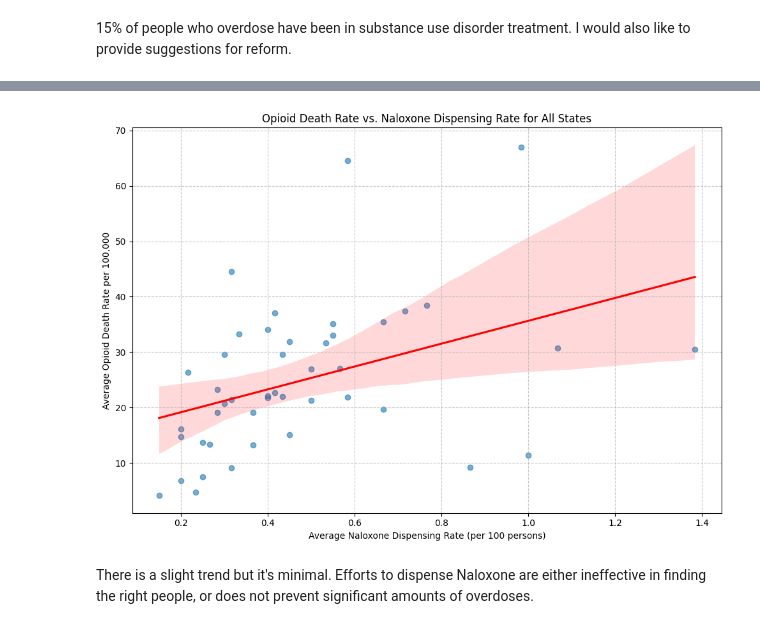
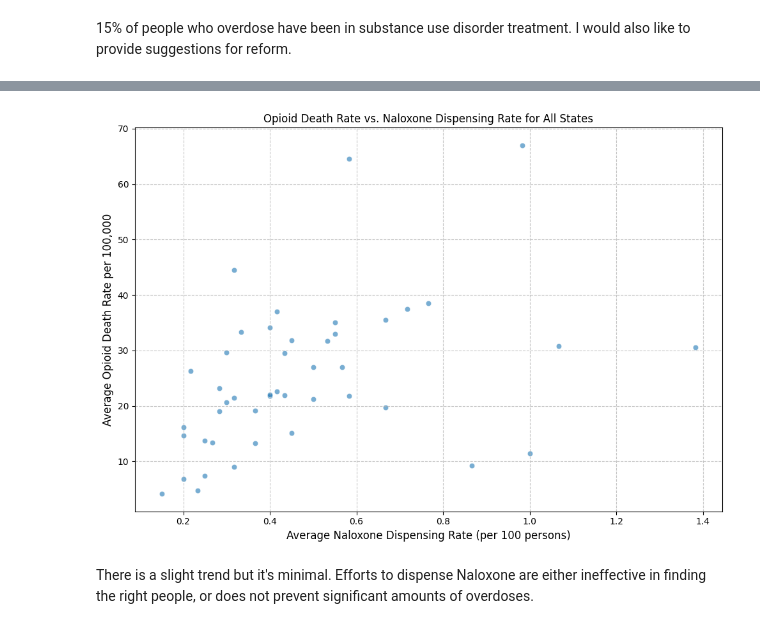
Before and after one commit to kailynforsythe/Opioid-Crisis, a Jupyter notebook: EDA/notebooks/Capstone Project EDA.ipynb, the cells around one changed output, grey strips where cells are left out. Drawn from its saved outputs; the diff is of its cells as text; code cells hidden in the pictures.

```diff
--- a/EDA/notebooks/Capstone Project EDA.ipynb
+++ b/EDA/notebooks/Capstone Project EDA.ipynb
@@ -344,34 +333,33 @@ plt.show()
 # %%
-
 # Calculate the average opioid death rate per state from the SUDORS data
 average_opioid_rate_by_state = sudors.groupby('Jurisdiction')['opioids_rate'].mean().reset_index()
 
 # Calculate the average Naloxone Dispensing Rate per state from the naloxone data
 average_naloxone_rate_by_state = naloxone.groupby('Location')['Naloxone Dispensing Rate'].mean().reset_index()
 
 # Merge the opioid states data with the average naloxone dispensing rates
 merged_data = pd.merge(average_opioid_rate_by_state, average_naloxone_rate_by_state, left_on='Jurisdiction', right_on='Location', how='inner')
 
 # Drop the duplicate 'Location' column as 'Jurisdiction' is sufficient
 merged_data = merged_data.drop(columns='Location')
 
 # Prepare data for plotting
 opioid_rates = merged_data['opioids_rate']
 naloxone_rates = merged_data['Naloxone Dispensing Rate']
 
 plt.figure(figsize=(10, 7))
-sns.regplot(x=naloxone_rates, y=opioid_rates, scatter_kws={'alpha':0.6}, line_kws={'color':'red'})
+sns.scatterplot(x=naloxone_rates, y=opioid_rates, alpha=0.6)
 
 # Add labels and title
-plt.xlabel('Average Naloxone Dispensing Rate (per 100 persons)')
-plt.ylabel('Average Opioid Death Rate per 100,000')
+plt.xlabel('Average Naloxone Dispensing Rate (per 100 persons)', fontsize = 12)
+plt.ylabel('Average Opioid Death Rate per 100,000', fontsize = 12)
 plt.title('Opioid Death Rate vs. Naloxone Dispensing Rate for All States')
 
 plt.grid(True, linestyle='--', alpha=0.7)
 plt.tight_layout()
 plt.savefig("Opioid Death Rate vs Naloxone Dispensing Rate Scatter Plot_All States.png", bbox_inches="tight")
 plt.show()
 # %% [output]
-[figure, old version]
+[figure, new version]
 # %% [markdown]
 There is a slight trend but it's minimal. Efforts to dispense Naloxone are either ineffective in finding the right people, or does not prevent significant amounts of overdoses.
```
Also changed, not shown: parts of 16 cells of this notebook.
